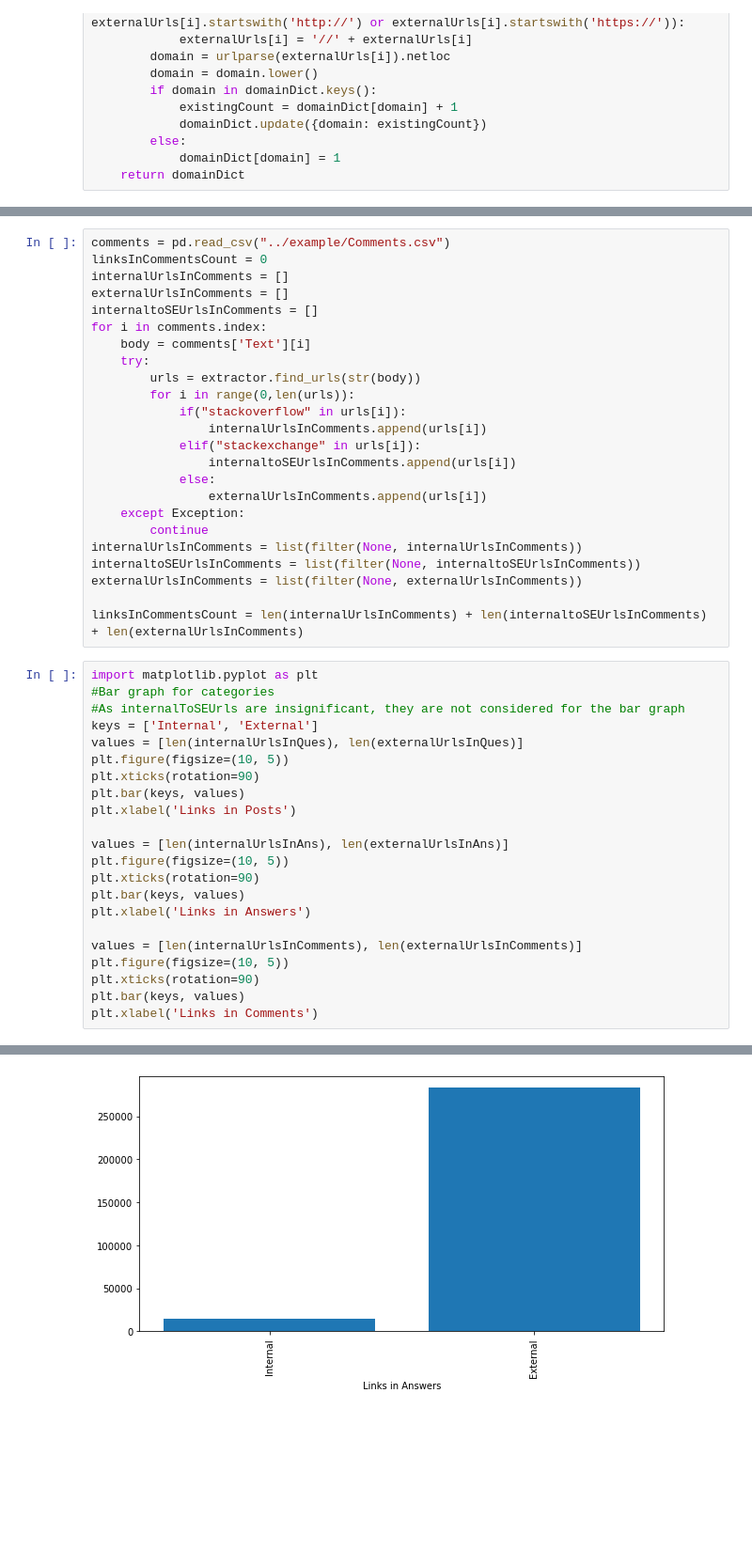
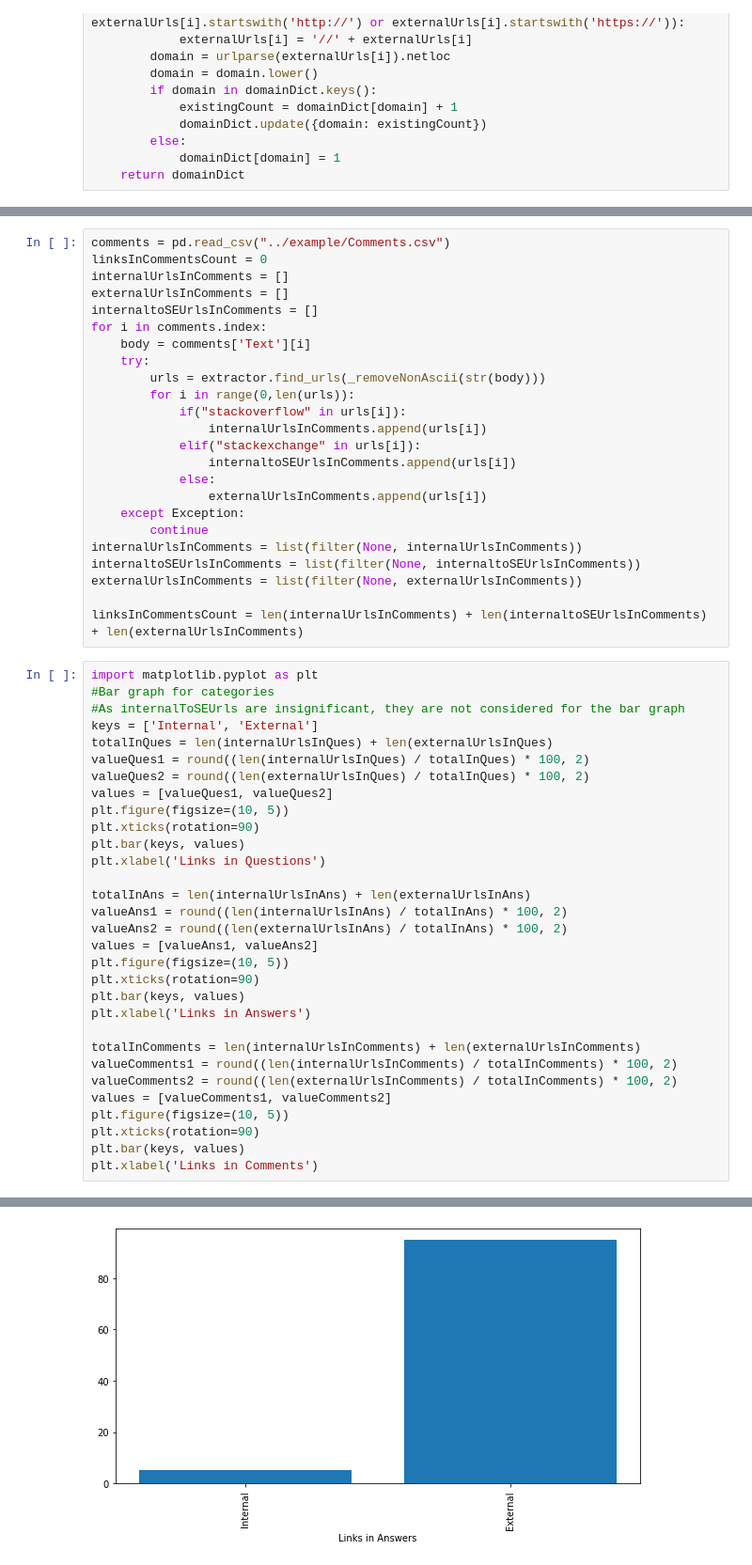
Before and after one commit to kinnu183/linking-posts-stack-overflow, a Jupyter notebook: Link analysis in Posts and Comments.ipynb, the cells around one changed output, grey strips where cells are left out. Shown: that part at 94% size. Drawn from its saved outputs; the diff is of its cells as text; blank space fills up the shorter version.

```diff
--- a/Link analysis in Posts and Comments.ipynb
+++ b/Link analysis in Posts and Comments.ipynb
@@ -74,7 +105,7 @@ internaltoSEUrlsInComments = []
 for i in comments.index:
     body = comments['Text'][i]
     try:
-        urls = extractor.find_urls(str(body))
+        urls = extractor.find_urls(_removeNonAscii(str(body)))
         for i in range(0,len(urls)):
             if("stackoverflow" in urls[i]):
                 internalUrlsInComments.append(urls[i])
@@ -94,19 +125,28 @@ import matplotlib.pyplot as plt
 #Bar graph for categories
 #As internalToSEUrls are insignificant, they are not considered for the bar graph
 keys = ['Internal', 'External']
-values = [len(internalUrlsInQues), len(externalUrlsInQues)]
+totalInQues = len(internalUrlsInQues) + len(externalUrlsInQues)
+valueQues1 = round((len(internalUrlsInQues) / totalInQues) * 100, 2)
+valueQues2 = round((len(externalUrlsInQues) / totalInQues) * 100, 2)
+values = [valueQues1, valueQues2]
 plt.figure(figsize=(10, 5))
 plt.xticks(rotation=90)
 plt.bar(keys, values)
-plt.xlabel('Links in Posts')
+plt.xlabel('Links in Questions')
 
-values = [len(internalUrlsInAns), len(externalUrlsInAns)]
+totalInAns = len(internalUrlsInAns) + len(externalUrlsInAns)
+valueAns1 = round((len(internalUrlsInAns) / totalInAns) * 100, 2)
+valueAns2 = round((len(externalUrlsInAns) / totalInAns) * 100, 2)
+values = [valueAns1, valueAns2]
 plt.figure(figsize=(10, 5))
 plt.xticks(rotation=90)
 plt.bar(keys, values)
 plt.xlabel('Links in Answers')
 
-values = [len(internalUrlsInComments), len(externalUrlsInComments)]
+totalInComments = len(internalUrlsInComments) + len(externalUrlsInComments)
+valueComments1 = round((len(internalUrlsInComments) / totalInComments) * 100, 2)
+valueComments2 = round((len(externalUrlsInComments) / totalInComments) * 100, 2)
+values = [valueComments1, valueComments2]
 plt.figure(figsize=(10, 5))
 plt.xticks(rotation=90)
 plt.bar(keys, values)
@@ -117 +157 @@ Text(0.5, 0, 'Links in Comments')
-[figure, old version]
+[figure, new version]
```
Also changed, not shown: parts of 7 cells of this notebook, 1 other file.
